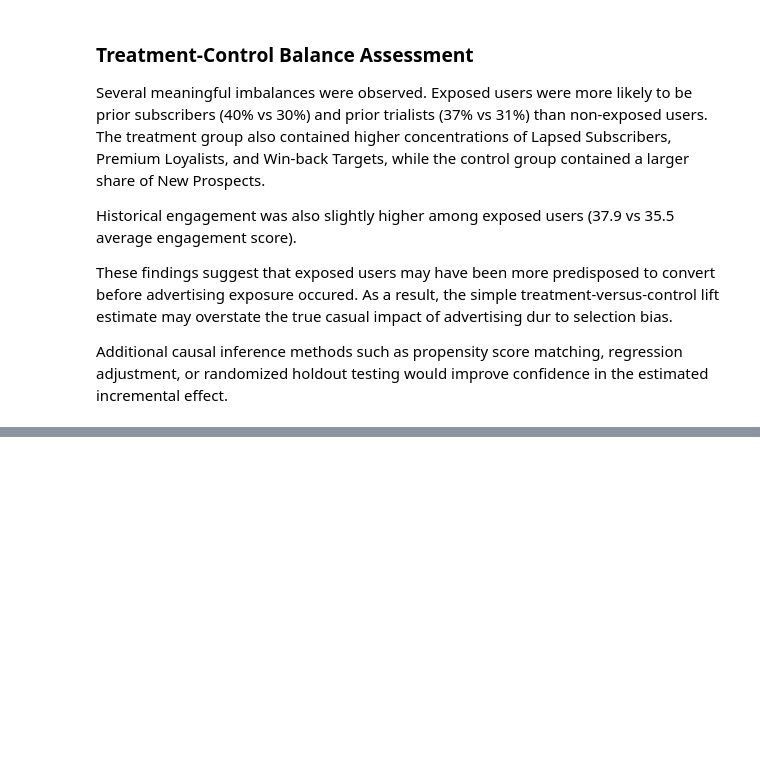
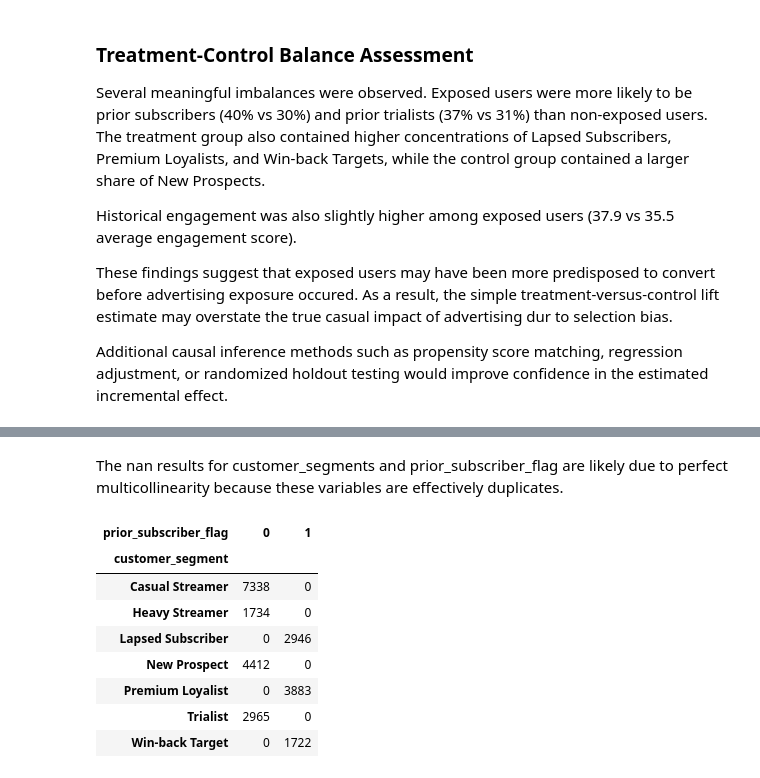
Before and after one commit to eddyk92/try-again-campaign-incrementality, a Jupyter notebook: notebooks/04_incrementality_analysis.ipynb, the cells around one changed output, grey strips where cells are left out. Saved outputs shown, nothing was run; the diff lists cells and outputs as text; code cells hidden in the pictures; blank space fills up the shorter version.

```diff
--- a/notebooks/04_incrementality_analysis.ipynb
+++ b/notebooks/04_incrementality_analysis.ipynb
@@ -283,0 +361,17 @@ Additional causal inference methods such as propensity score matching, regressio
+# %% [markdown]
+The nan results for customer_segments and prior_subscriber_flag are likely due to perfect multicollinearity because these variables are effectively duplicates.
+# %%
+pd.crosstab(
+    user_level_dataset['customer_segment'],
+    user_level_dataset['prior_subscriber_flag']
+)
+# %% [output]
+| prior_subscriber_flag | 0 | 1 |
+| customer_segment |  |  |
+| Casual Streamer | 7338 | 0 |
+| Heavy Streamer | 1734 | 0 |
+| Lapsed Subscriber | 0 | 2946 |
+| New Prospect | 4412 | 0 |
+| Premium Loyalist | 0 | 3883 |
+| Trialist | 2965 | 0 |
+| Win-back Target | 0 | 1722 |
```
Also changed, not shown: parts of 8 cells of this notebook, 1 other file.
